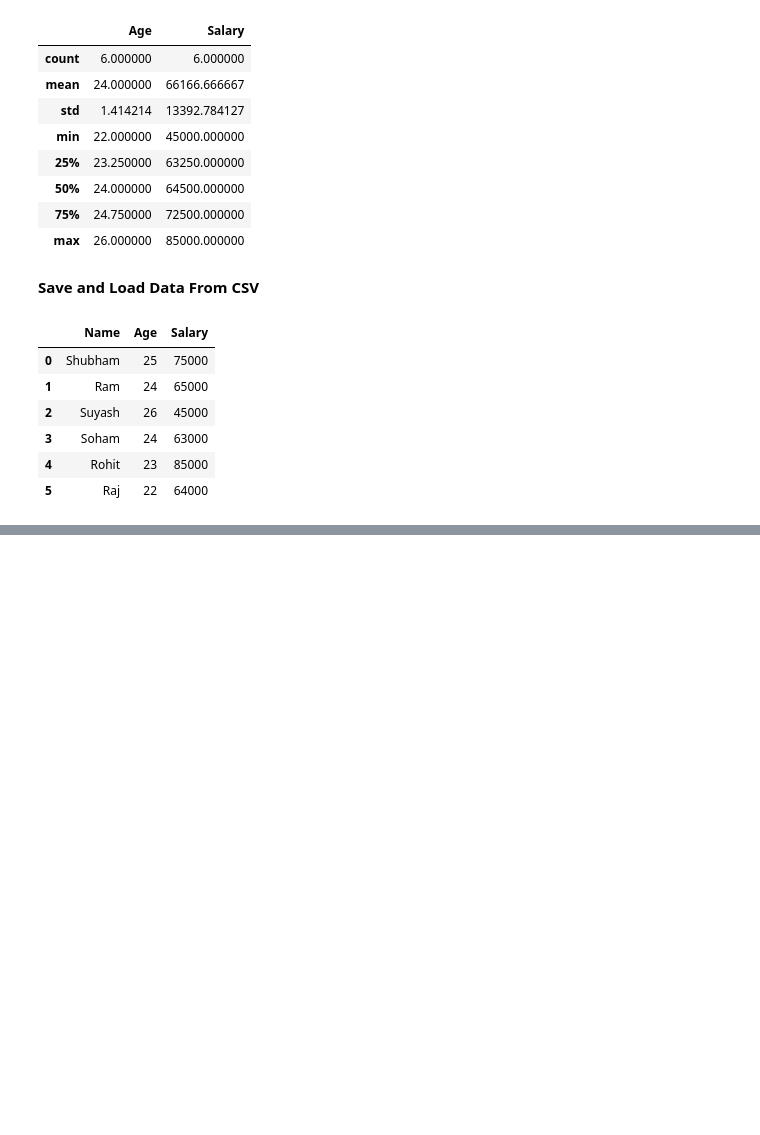
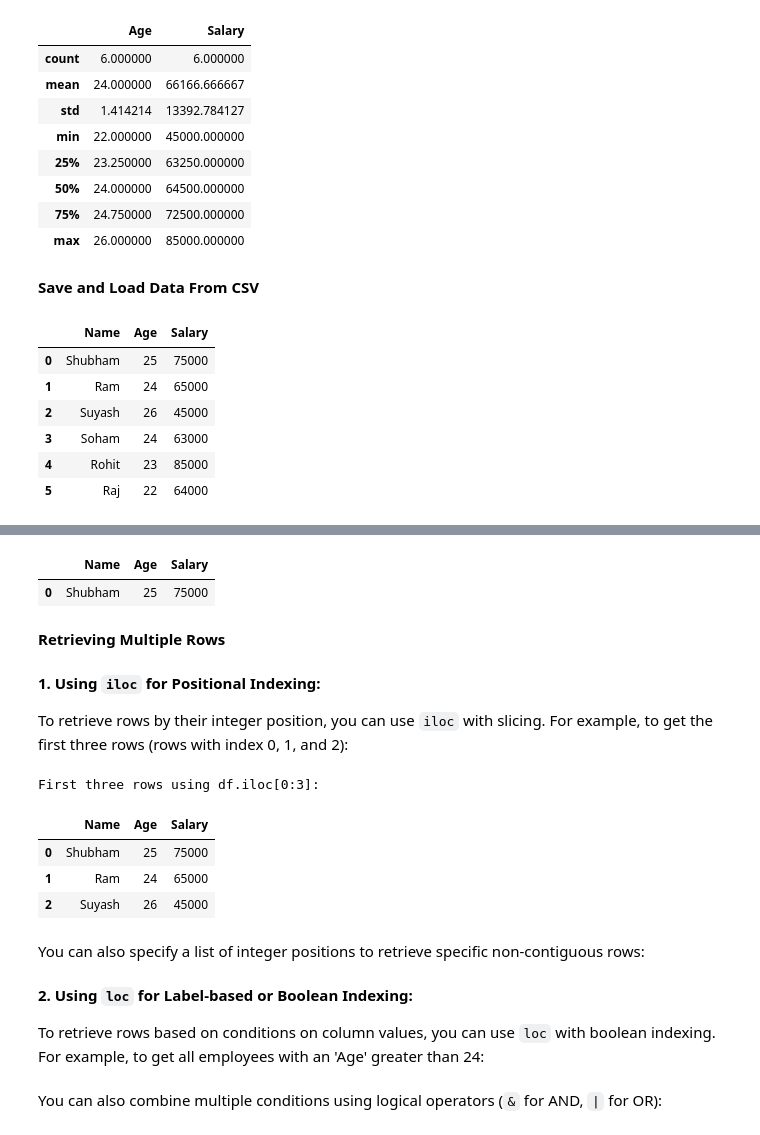
Before and after one commit to shubhammadane/pandas-by-shubhammadane, a Jupyter notebook: Revision_of_Pandas.ipynb, the cells around one changed output, grey strips where cells are left out. Drawn from its saved outputs; the diff is of its cells as text; code cells hidden in the pictures; blank space fills up the shorter version.

```diff
--- a/Revision_of_Pandas.ipynb
+++ b/Revision_of_Pandas.ipynb
@@ -245,0 +294,22 @@ load
+# %%
+df.loc[df.Name=='Shubham']
+# %% [output]
+|  | Name | Age | Salary |
+| 0 | Shubham | 25 | 75000 |
+# %% [markdown]
+**Retrieving Multiple Rows**
+# %% [markdown]
+**1. Using `iloc` for Positional Indexing:**
+
+To retrieve rows by their integer position, you can use `iloc` with slicing. For example, to get the first three rows (rows with index 0, 1, and 2):
+# %%
+print("\nFirst three rows using df.iloc[0:3]:")
+display(df.iloc[0:3])
+# %% [output]
+First three rows using df.iloc[0:3]:
+|  | Name | Age | Salary |
+| 0 | Shubham | 25 | 75000 |
+| 1 | Ram | 24 | 65000 |
+| 2 | Suyash | 26 | 45000 |
+# %% [markdown]
+You can also specify a list of integer positions to retrieve specific non-contiguous rows:
@@ -245,0 +319,4 @@ load
+# %% [markdown]
+**2. Using `loc` for Label-based or Boolean Indexing:**
+
+To retrieve rows based on conditions on column values, you can use `loc` with boolean indexing. For example, to get all employees with an 'Age' greater than 24:
@@ -245,0 +326,2 @@ load
+# %% [markdown]
+You can also combine multiple conditions using logical operators (`&` for AND, `|` for OR):
```
Also changed, not shown: parts of 18 cells of this notebook.
